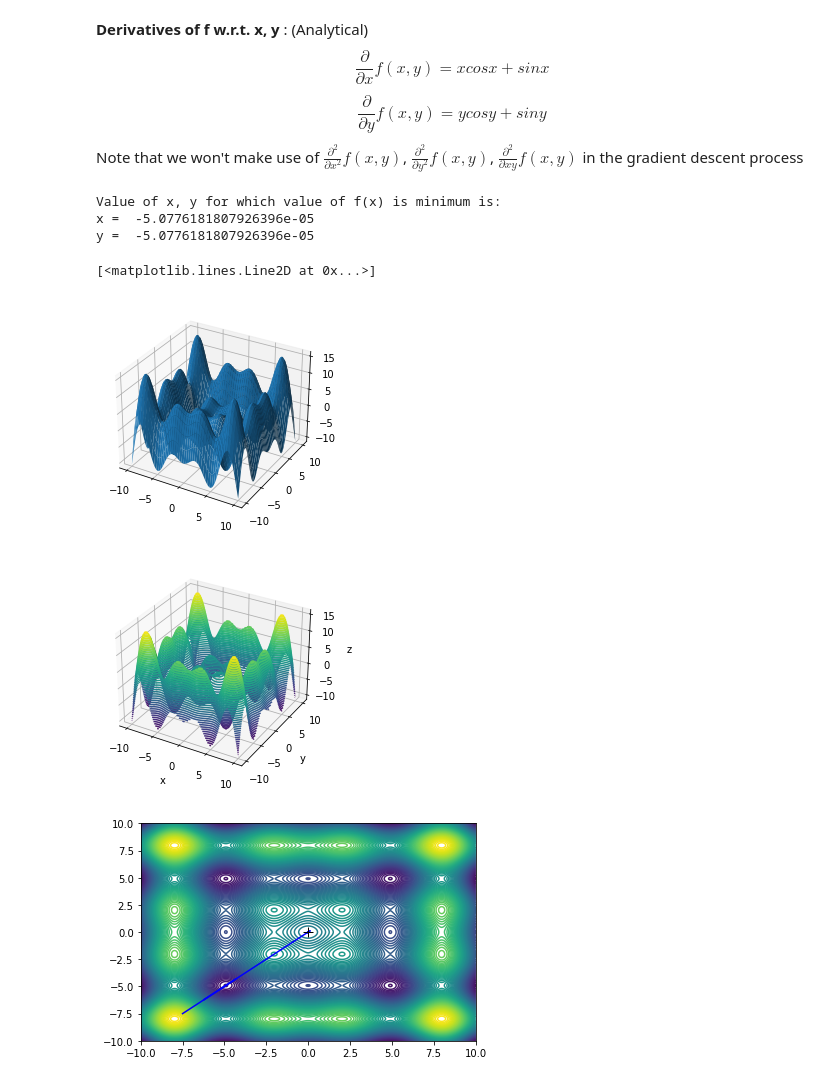
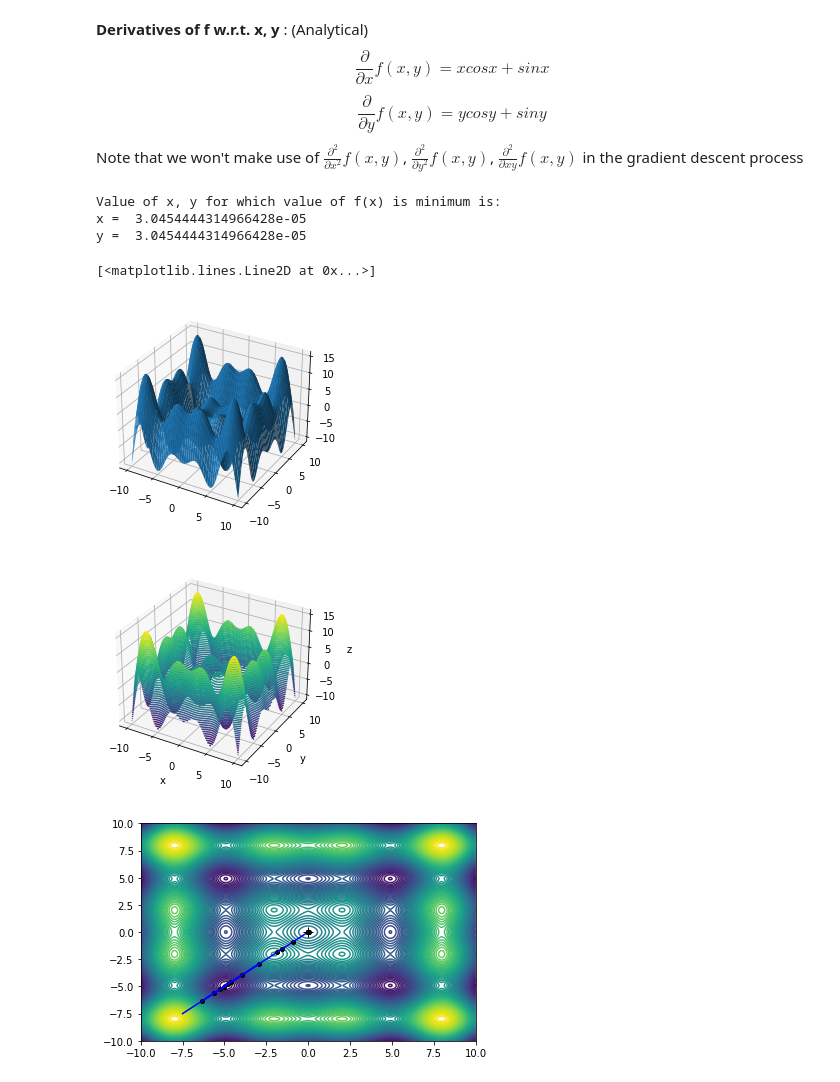
Before and after one commit to Whitelisted2/EE413-PRML-Lab, a Jupyter notebook: Assignment-3-ConvexOptimization/Solved/Lab_3_Convex_Optimisation.ipynb, the cells around one changed output. Saved outputs shown, nothing was run; the diff lists cells and outputs as text; code cells hidden in the pictures.

```diff
--- a/Assignment-3-ConvexOptimization/Solved/Lab_3_Convex_Optimisation.ipynb
+++ b/Assignment-3-ConvexOptimization/Solved/Lab_3_Convex_Optimisation.ipynb
@@ -243,6 +243,7 @@ for i in range(n_i):
     z_vals = [f(x_prev, y_prev), f(x_curr, y_curr)]
     ax2.plot(x_vals, y_vals, z_vals, color = "green")
     ax3.plot(x_vals, y_vals)               # color changes show the movement during GD
+    ax3.plot(x_curr, y_curr, marker="o", markersize=4, color="black")
 
 
     x_diff = np.abs(x_curr - x_prev)       # record difference in values after GD
@@ -318,7 +319,7 @@ ax3.contour(x, y, f(x,y), 100)
 # initializatin of x_init, y_init, learning rate lambda (lam), num of iterations (n_i), min cost change threshold (min_dc)
 x_init = -7.5
 y_init = -7.5
-lam = 0.75
+lam = 0.7
 n_i = 10000
 min_dc = 0.0000001
 
@@ -340,33 +341,35 @@ y_curr = y_init
 y_prev = y_init
 for i in range(n_i):
     x_curr, y_curr = gradient_descent(x_curr, y_curr, lam) # do GD step
+    # print(x_curr," ", y_curr)
 
     x_vals = [x_prev, x_curr]              # plotting of line
     y_vals = [y_prev, y_curr]
     z_vals = [f(x_prev, y_prev), f(x_curr, y_curr)]
     ax2.plot(x_vals, y_vals, z_vals, color = "green")
     ax3.plot(x_vals, y_vals, color="blue")
+    ax3.plot(x_curr, y_curr, marker="o", markersize=4, color="black")
 
 
     x_diff = np.abs(x_curr - x_prev)       # record difference in values after GD
     y_diff = np.abs(y_curr - y_prev)
     xy_diff = x_diff**2 + y_diff**2
     if(xy_diff < min_dc):
         break
 
     x_prev = x_curr                        # update x_prev for next iteration
     y_prev = y_curr
 
 # print value of x at which f(x) is minimum
 print("Value of x, y for which value of f(x) is minimum is:")
 print("x = ", x_curr)
 print("y = ", y_curr)
 ax3.plot(x_curr, y_curr, marker="+", markersize=10, color="black")
 # %% [output]
 Value of x, y for which value of f(x) is minimum is:
-x =  -5.0776181807926396e-05
-y =  -5.0776181807926396e-05
+x =  3.0454444314966428e-05
+y =  3.0454444314966428e-05
 [<matplotlib.lines.Line2D at 0x...>]
 [figure]
 [figure]
-[figure, old version]
+[figure, new version]
```
Also changed, not shown: parts of 1 cell of this notebook, 1 other file.
